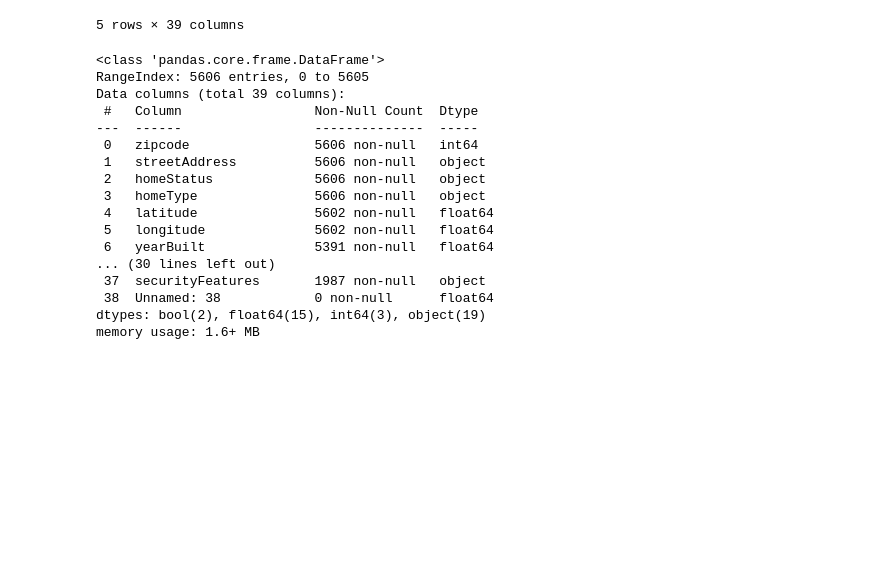
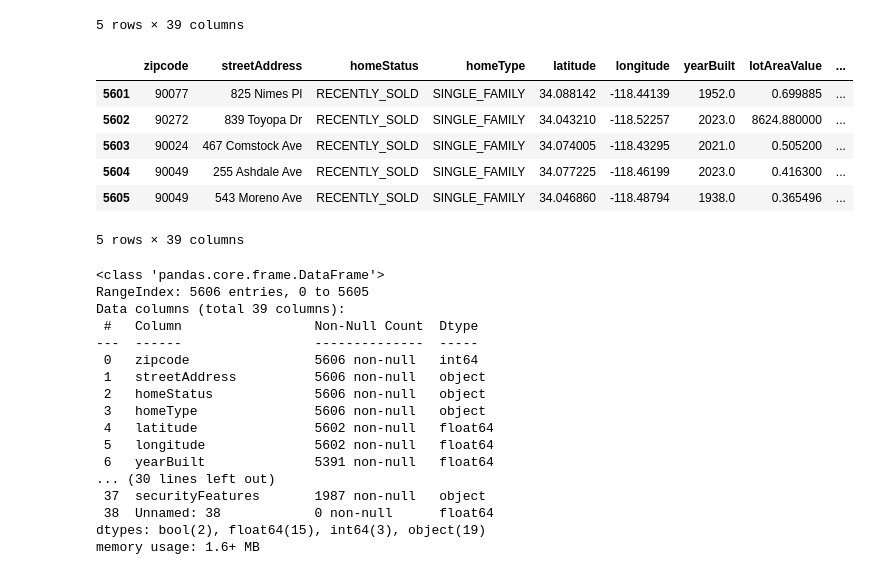
Before and after one commit to MAmin-y/House-price-analysis-and-prediction-LA-2024, a Jupyter notebook: preprocess.ipynb, the cells around one changed output. Saved outputs shown, nothing was run; the diff lists cells and outputs as text; code cells hidden in the pictures; blank space fills up the shorter version.

```diff
--- a/preprocess.ipynb
+++ b/preprocess.ipynb
@@ -12,6 +16,16 @@ df.head()
 | 3 | 91406 | 6452 Woodley Ave UNIT 2 | RECENTLY_SOLD | HOME_TYPE_UNKNOWN | 34.188200 | -118.483284 | NaN | NaN | ... |
 | 4 | 90059 | 855 E 120th St #3 | RECENTLY_SOLD | APARTMENT | 33.924007 | -118.259570 | NaN | NaN | ... |
 5 rows × 39 columns
+# %%
+df.tail()
+# %% [output]
+|  | zipcode | streetAddress | homeStatus | homeType | latitude | longitude | yearBuilt | lotAreaValue | ... |
+| 5601 | 90077 | 825 Nimes Pl | RECENTLY_SOLD | SINGLE_FAMILY | 34.088142 | -118.44139 | 1952.0 | 0.699885 | ... |
+| 5602 | 90272 | 839 Toyopa Dr | RECENTLY_SOLD | SINGLE_FAMILY | 34.043210 | -118.52257 | 2023.0 | 8624.880000 | ... |
+| 5603 | 90024 | 467 Comstock Ave | RECENTLY_SOLD | SINGLE_FAMILY | 34.074005 | -118.43295 | 2021.0 | 0.505200 | ... |
+| 5604 | 90049 | 255 Ashdale Ave | RECENTLY_SOLD | SINGLE_FAMILY | 34.077225 | -118.46199 | 2023.0 | 0.416300 | ... |
+| 5605 | 90049 | 543 Moreno Ave | RECENTLY_SOLD | SINGLE_FAMILY | 34.046860 | -118.48794 | 1938.0 | 0.365496 | ... |
+5 rows × 39 columns
 # %%
 df.info()
 # %% [output]
```
Also changed, not shown: parts of 145 cells of this notebook, 1 other file.
